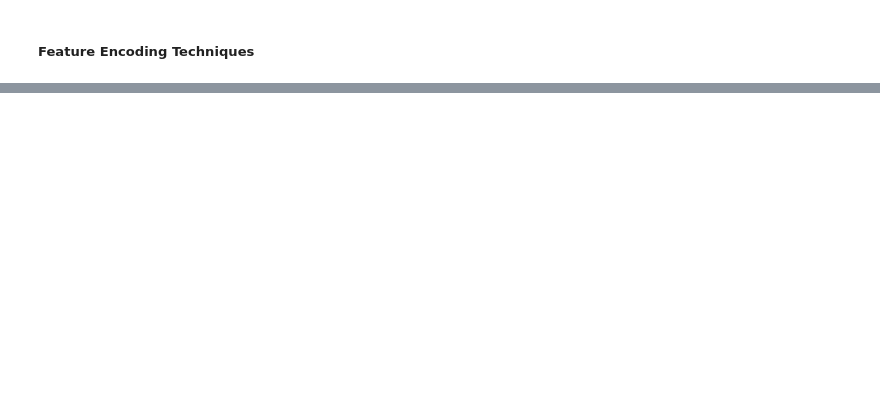
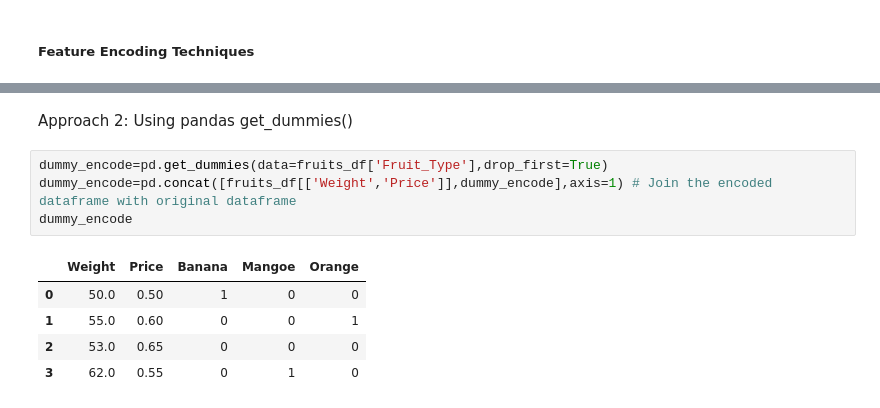
Before and after one commit to SammyOngaya/data2ml, a Jupyter notebook: feature-engineering.ipynb, the cells around one changed output, grey strips where cells are left out. Drawn from its saved outputs; the diff is of its cells as text; blank space fills up the shorter version.

```diff
--- a/feature-engineering.ipynb
+++ b/feature-engineering.ipynb
@@ -707,0 +764,12 @@ Load Data
+# %% [markdown]
+Approach 2: Using pandas get_dummies()
+# %%
+dummy_encode=pd.get_dummies(data=fruits_df['Fruit_Type'],drop_first=True)
+dummy_encode=pd.concat([fruits_df[['Weight','Price']],dummy_encode],axis=1) # Join the encoded dataframe with original dataframe
+dummy_encode
+# %% [output]
+|  | Weight | Price | Banana | Mangoe | Orange |
+| 0 | 50.0 | 0.50 | 1 | 0 | 0 |
+| 1 | 55.0 | 0.60 | 0 | 0 | 1 |
+| 2 | 53.0 | 0.65 | 0 | 0 | 0 |
+| 3 | 62.0 | 0.55 | 0 | 1 | 0 |
```
Also changed, not shown: parts of 10 cells of this notebook.
